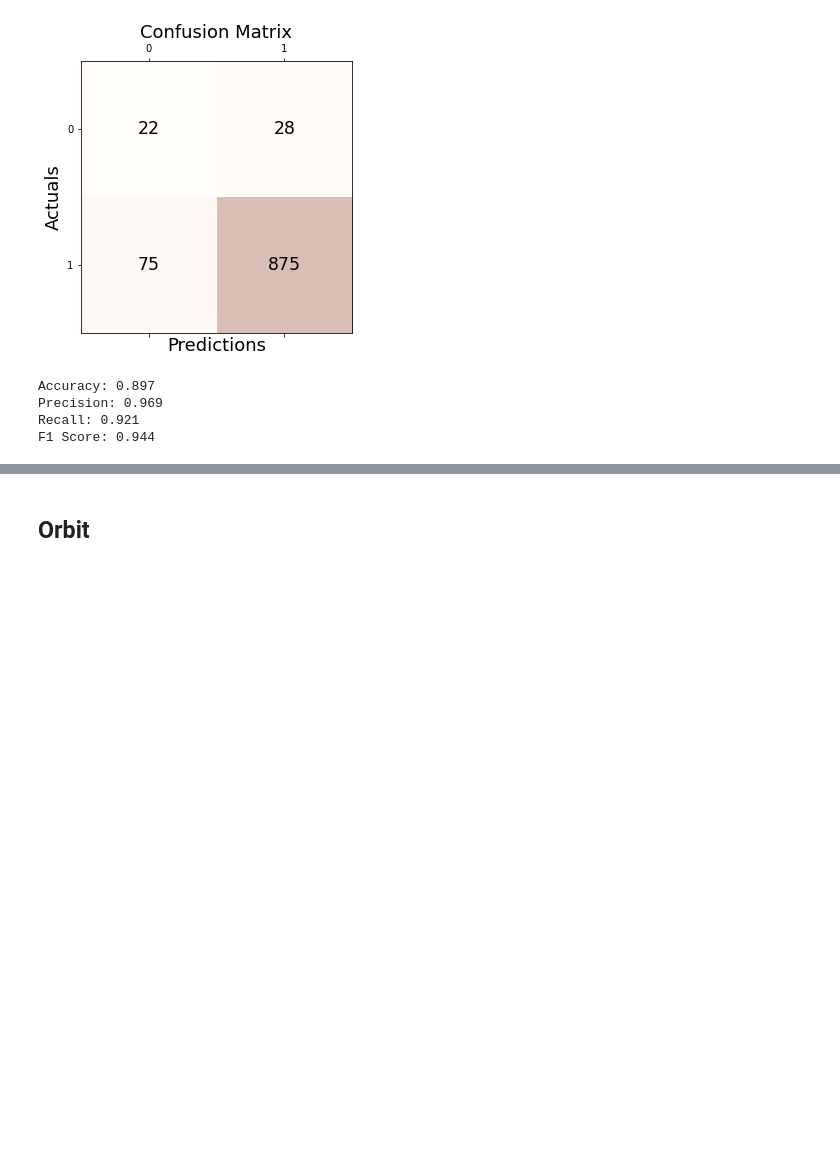
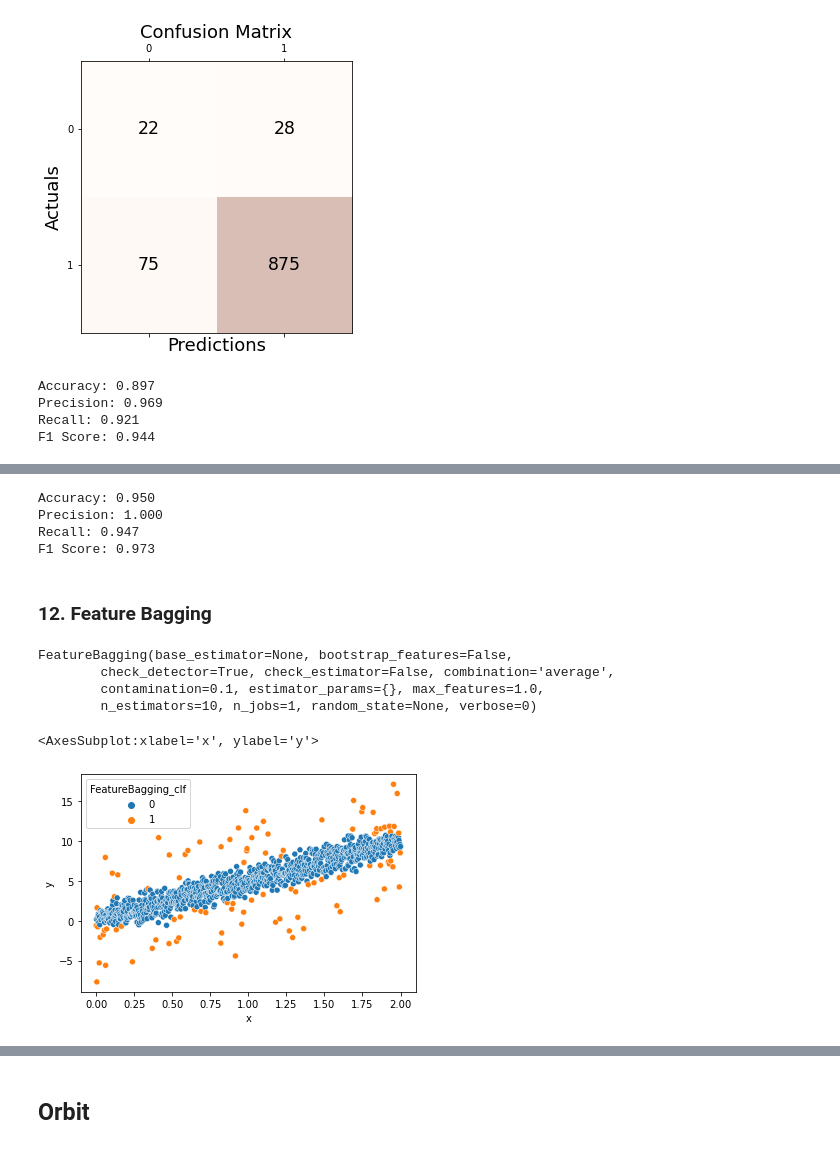
Before and after one commit to seoyeonc/ms, a Jupyter notebook: _notebooks/2022-11-04-comparison_study.ipynb, the cells around one changed output, grey strips where cells are left out. Drawn from its saved outputs; the diff is of its cells as text; code cells hidden in the pictures; blank space fills up the shorter version.

```diff
--- a/_notebooks/2022-11-04-comparison_study.ipynb
+++ b/_notebooks/2022-11-04-comparison_study.ipynb
@@ -719,0 +801,27 @@ F1 Score: 0.944
+# %%
+print('Accuracy: %.3f' % accuracy_score(outlier_true_one, outlier_LSCP_one))
+print('Precision: %.3f' % precision_score(outlier_true_one, outlier_LSCP_one))
+print('Recall: %.3f' % recall_score(outlier_true_one, outlier_LSCP_one))
+print('F1 Score: %.3f' % f1_score(outlier_true_one, outlier_LSCP_one))
+# %% [output]
+Accuracy: 0.950
+Precision: 1.000
+Recall: 0.947
+F1 Score: 0.973
+# %% [markdown]
+### 12. Feature Bagging
+# %%
+FeatureBagging_clf = FeatureBagging()
+FeatureBagging_clf.fit(_df[['x', 'y']])
+# %% [output]
+FeatureBagging(base_estimator=None, bootstrap_features=False,
+        check_detector=True, check_estimator=False, combination='average',
+        contamination=0.1, estimator_params={}, max_features=1.0,
+        n_estimators=10, n_jobs=1, random_state=None, verbose=0)
+# %%
+_df['FeatureBagging_clf'] = FeatureBagging_clf.labels_
+# %%
+sns.scatterplot(data = _df, x = 'x', y = 'y', hue = 'FeatureBagging_clf')
+# %% [output]
+<AxesSubplot:xlabel='x', ylabel='y'>
+[figure, added]
```
Also changed, not shown: parts of 79 cells of this notebook.
